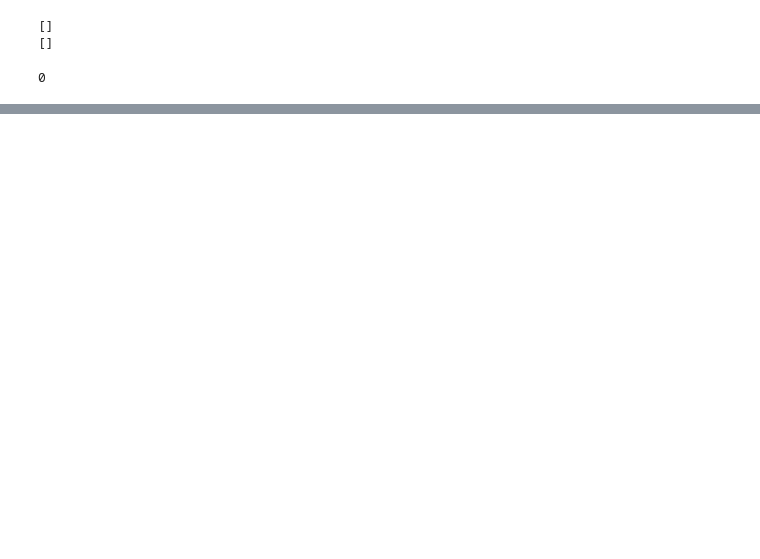
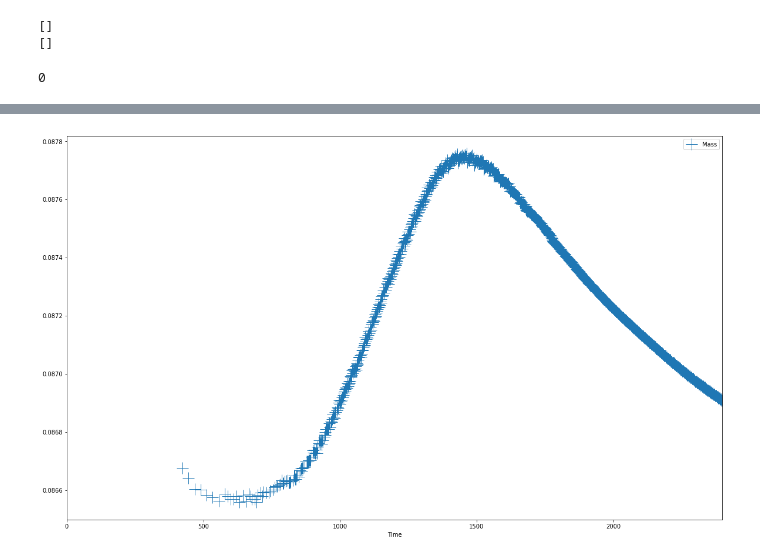
Before and after one commit to bam241/cvt_eg23, a Jupyter notebook: deployment optim.ipynb, the cells around one changed output, grey strips where cells are left out. Saved outputs shown, nothing was run; the diff lists cells and outputs as text; code cells hidden in the pictures; blank space fills up the shorter version.

```diff
--- a/deployment optim.ipynb
+++ b/deployment optim.ipynb
@@ -305,0 +292,4 @@ df3 = tm.inventories(ev, facilities=fac)
+# %%
+ax = sfr_frac.plot('Time','Mass',linestyle='', marker='+', markersize='20' ,figsize = (20,12))
+# %% [output]
+[figure, added]
```
Also changed, not shown: parts of 23 cells of this notebook, 7 other files.
